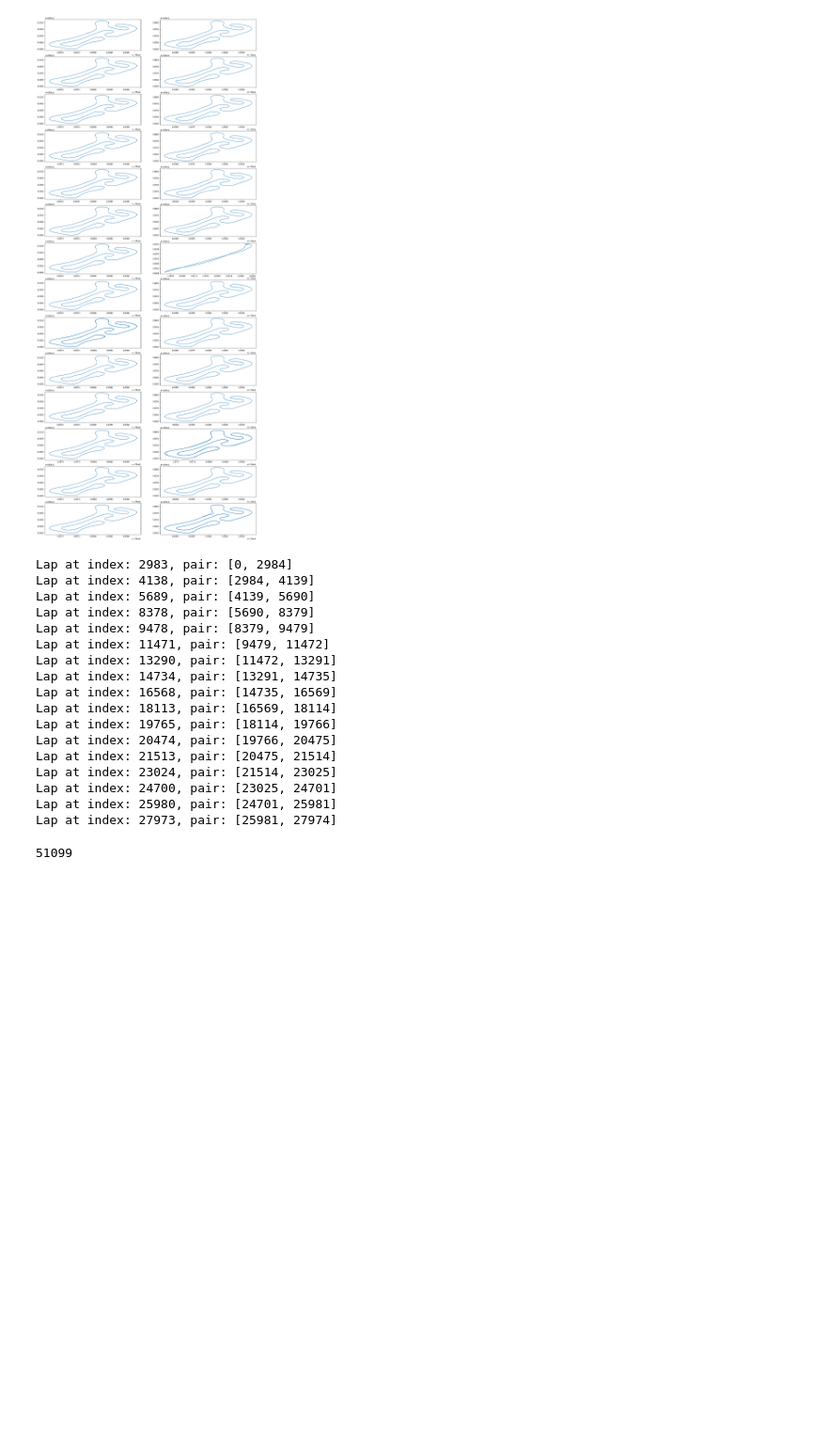
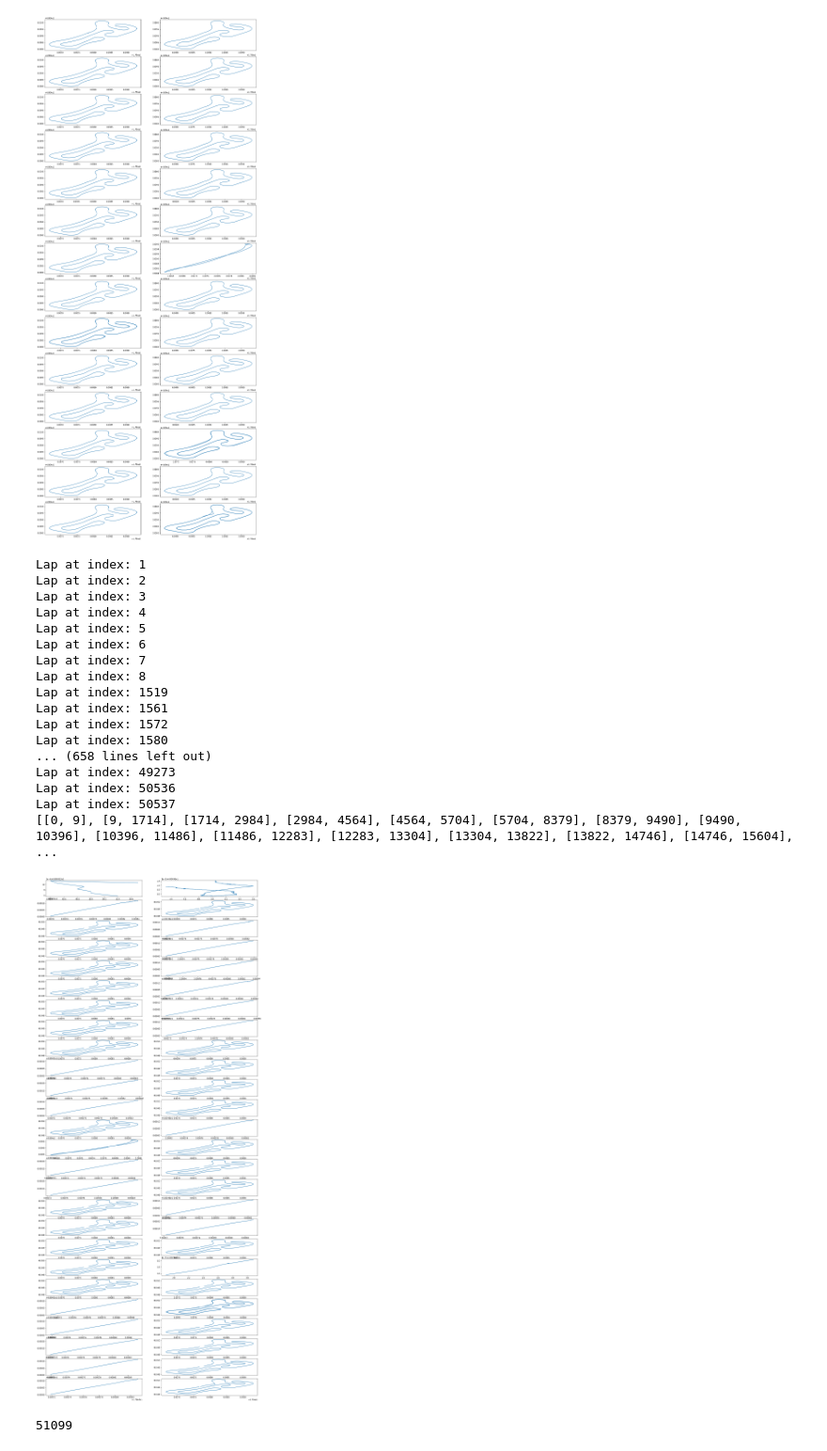
Before and after one commit to fiit-team-08/car-components-ml, a Jupyter notebook: data_analyzer.ipynb, the cells around one changed output. Shown at 94% size. Cells and saved outputs as stored; diff of their text form; code cells hidden in the pictures; blank space fills up the shorter version.

```diff
--- a/data_analyzer.ipynb
+++ b/data_analyzer.ipynb
@@ -211,67 +211,84 @@ v2 = [-b, a]
 # a potom okruhy ulozit do zvlast filov
 # %%
 from sympy import Point, Segment
-distance_multiplier = 4
+distance_multiplier = 10
 points = list()
 for i in range(len(traces1)):
     points.append([traces1['LAT'][i], traces1['LON'][i]])
 
 a = points[1][0] - points[0][0]
 b = points[1][1] - points[0][1]
 
 pointTop = Point(points[0][0] - b * distance_multiplier, points[0][1] + a * distance_multiplier, evaluate=False)
 pointBottom = Point(points[0][0] + b * distance_multiplier, points[0][1] - a * distance_multiplier, evaluate=False)
 
 finishLine = Segment(pointTop, pointBottom, evaluate=False)
 
 laps = list()
 laps.append(0)
 
 lapsPairs = list()
 
 for i in range(1, len(points) -1):
     d_h = points[i+1][0] - points[i][0] # d_h stands for distance horizontal
     d_v = points[i+1][1] - points[i][1] # d_v stands for distance vertical
     point1 = Point(points[i][0] - d_h * distance_multiplier, points[i][1] - d_v * distance_multiplier, evaluate=False)
     point2 = Point(points[i+1][0] + d_h * distance_multiplier, points[i+1][1] + d_v * distance_multiplier, evaluate=False)
     if(point1 == point2):
         continue
     toIntersect = Segment(point1, point2, evaluate=False)
     cross = toIntersect.intersection(finishLine)
     if(len(cross) > 0):
-        if(len(laps) > 0): # we need to "skip" values, and since we are using range, we can not do that directly
-            lastLap = laps[len(laps) -1]
-            if(lastLap + 50 > i):
-                continue
-        lapsPairs.append([laps[len(laps)-1], i+1])
         laps.append(i+1)
-        print('Lap at index: {}, pair: {}'.format(i, lapsPairs[len(lapsPairs)-1]))
+        print('Lap at index: {}'.format(i))
 
-for i in range(len(laps) - 1):
+laps2 = list()
+laps2.append(0)
+previousValue = 0
+for i in range(1, len(laps) -1):
+    if(laps[i] - 400 > previousValue):
+        laps2.append(previousValue)
+    previousValue = laps[i]
+
+previousValue = 0
+for i in range(1, len(laps2) -1):
+    lapsPairs.append([previousValue, laps2[i]])
+    previousValue = laps2[i]
+
+print(lapsPairs)
+
+for i in range(len(laps2) - 1):
     lap_df = traces1.iloc[i : i + 1]
     lap_df.to_csv('data/laps/lap{}.csv'.format(i), index=False)
 
-# posledny okruh sme est neulozili tak este ten
-lap_df = traces1.iloc[laps[-1]:]
-lap_df.to_csv('data/laps/lap{}.csv'.format(len(laps) - 1), index=False)
+    # posledny okruh sme est neulozili tak este ten
+    lap_df = traces1.iloc[laps2[-1]:]
+    lap_df.to_csv('data/laps/lap{}.csv'.format(len(laps2) - 1), index=False)
+
+fig, axes = plt.subplots(nrows=len(lapsPairs)//2,ncols=2)
+fig.set_size_inches(20, 50)
+
+for i, ax in enumerate(axes.flatten()):
+    ax.plot(traces1['LON'][lapsPairs[i][0]:lapsPairs[i][1]], traces1['LAT'][lapsPairs[i][0]:lapsPairs[i][1]])
 # %% [output]
-Lap at index: 2983, pair: [0, 2984]
-Lap at index: 4138, pair: [2984, 4139]
-Lap at index: 5689, pair: [4139, 5690]
-Lap at index: 8378, pair: [5690, 8379]
-Lap at index: 9478, pair: [8379, 9479]
-Lap at index: 11471, pair: [9479, 11472]
-Lap at index: 13290, pair: [11472, 13291]
-Lap at index: 14734, pair: [13291, 14735]
-Lap at index: 16568, pair: [14735, 16569]
-Lap at index: 18113, pair: [16569, 18114]
-Lap at index: 19765, pair: [18114, 19766]
-Lap at index: 20474, pair: [19766, 20475]
-Lap at index: 21513, pair: [20475, 21514]
-Lap at index: 23024, pair: [21514, 23025]
-Lap at index: 24700, pair: [23025, 24701]
-Lap at index: 25980, pair: [24701, 25981]
-Lap at index: 27973, pair: [25981, 27974]
+Lap at index: 1
+Lap at index: 2
+Lap at index: 3
+Lap at index: 4
+Lap at index: 5
+Lap at index: 6
+Lap at index: 7
+Lap at index: 8
+Lap at index: 1519
+Lap at index: 1561
+Lap at index: 1572
+Lap at index: 1580
+... (658 lines left out)
+Lap at index: 49273
+Lap at index: 50536
+Lap at index: 50537
+[[0, 9], [9, 1714], [1714, 2984], [2984, 4564], [4564, 5704], [5704, 8379], [8379, 9490], [9490, 10396], [10396, 11486], [11486, 12283], [12283, 13304], [13304, 13822], [13822, 14746], [14746, 15604], ...
+[figure, added]
 # %%
 print(len(traces1))
 # %% [output]
```
